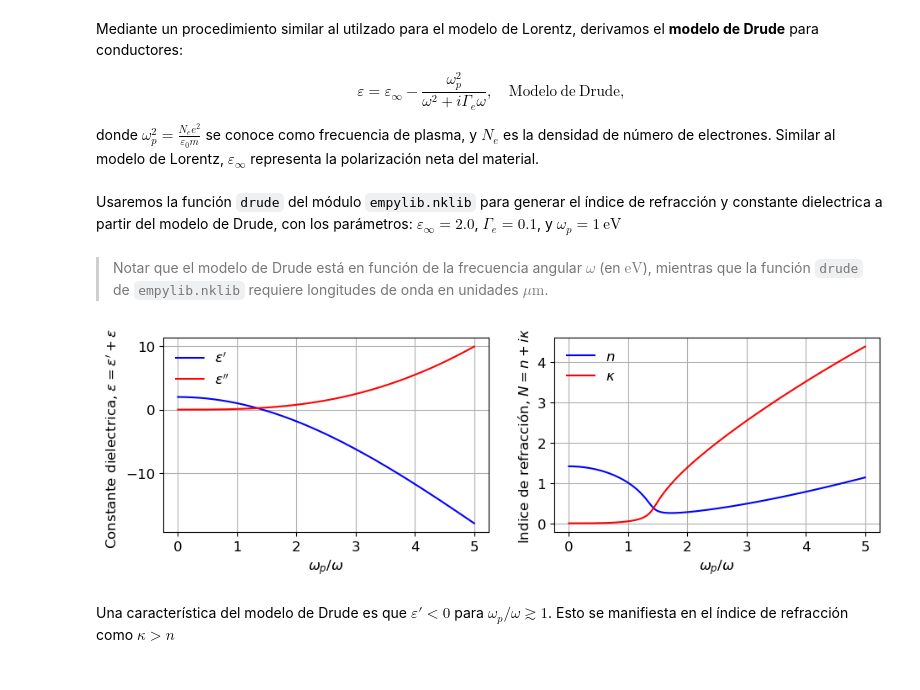
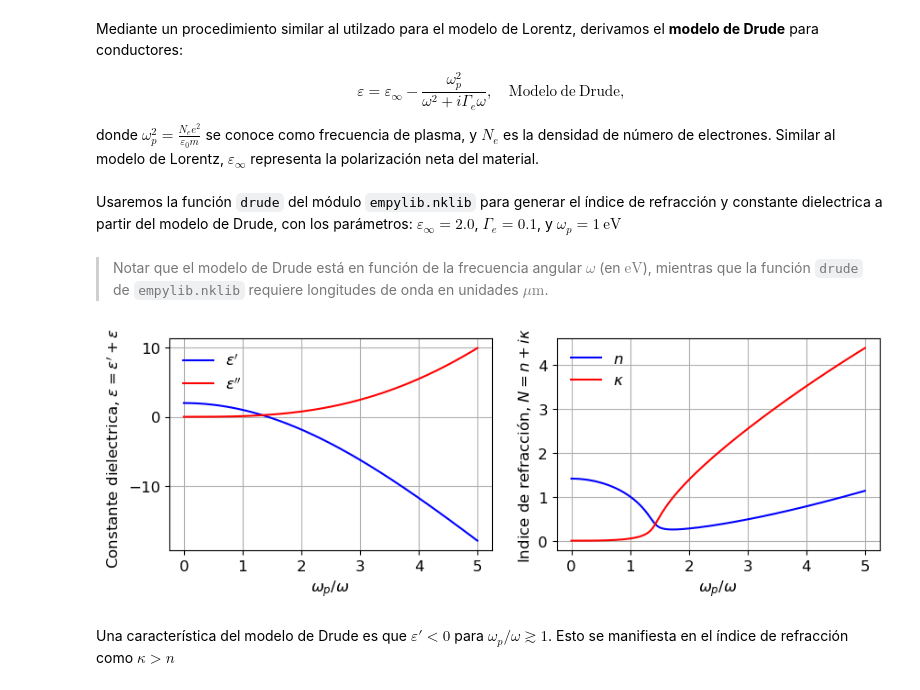
Before and after one commit to PanxoPanza/conversion_solar_termica, a Jupyter notebook: _build/html/_sources/03_Interacción_materia-luz/03_Interacción_materia-luz.ipynb, the cells around one changed output. Cells and saved outputs as stored; diff of their text form; code cells hidden in the pictures.

```diff
--- a/_build/html/_sources/03_Interacción_materia-luz/03_Interacción_materia-luz.ipynb
+++ b/_build/html/_sources/03_Interacción_materia-luz/03_Interacción_materia-luz.ipynb
@@ -323,10 +323,10 @@ Mediante un procedimiento similar al utilzado para el modelo de Lorentz, derivam
 \end{equation}
 
 donde $\omega_p^2 = \frac{N_ee^2}{\varepsilon_0 m}$ se conoce como frecuencia de plasma, y $N_e$ es la densidad de número de electrones. Similar al modelo de Lorentz, $\varepsilon_\infty$ representa la polarización neta del material.
-# %% [markdown]
-Usaremos la función `drude` del módulo `empylib.nklib` para generar el índice de refracción y constante dielectrica a partir del modelo de Drude, con los parámetros: $\varepsilon_\infty = 2.0$, $\Gamma_e = 0.1$, y $\omega_p = 1~\mathrm{eV}$
-# %% [markdown]
-> Notar que el modelo de Drude está en función de la frecuencia angular $\omega$ (en $\mathrm{eV}$), mientras que la función `drude` de `empylib.nklib` requiere longitudes de onda en unidades $\mu \mathrm{m}$.
+# %% [markdown]
+Usaremos la función `drude` del módulo `empylib.nklib` para generar el índice de refracción y constante dielectrica a partir del modelo de Drude, con los parámetros: $\varepsilon_\infty = 2.0$, $\Gamma_e = 0.1$, y $\omega_p = 1~\mathrm{eV}$
+# %% [markdown]
+> Notar que el modelo de Drude está en función de la frecuencia angular $\omega$ (en $\mathrm{eV}$), mientras que la función `drude` de `empylib.nklib` requiere longitudes de onda en unidades $\mu \mathrm{m}$.
 # %%
 import numpy as np
 import matplotlib.pyplot as plt
@@ -336,35 +336,35 @@ import empylib as em
 w = 1/np.linspace(1E-3,5,1000)         # espectro de energía (eV)
 lam = em.convert_units(w,'eV','um')    # convertimos a longitudes de onda
 
 # contruimos el modelo de Drude
 epsinf = 2.0
 wp = 1.0                               # en eV
 gamma = 0.1                            # en eV
 N1 = nk.drude(epsinf,wp,gamma,lam)     # índice de refracción
 eps1 = N1**2                           # constante dieléctrica
 
 # formateamos el lienzo para graficar
 fig, ax = plt.subplots(1,2)             # número de ejes en la figura
-fig.set_size_inches(11, 3)              # tamaño de la figura
+fig.set_size_inches(10, 3)              # tamaño de la figura
 plt.rcParams['font.size'] = '12'        # tamaño de fuente
 
 # graficamos constante dielectrica e índice de refracción
 ax[0].plot(wp/w,eps1.real,'b',label=r"$\varepsilon'$")
 ax[0].plot(wp/w,eps1.imag,'r',label=r"$\varepsilon''$")
 ax[1].plot(wp/w,N1.real,'b',label=r"$n$")
 ax[1].plot(wp/w,N1.imag,'r',label=r"$\kappa$")
 
 # formateamos los ejes
 for i in [0,1]:
     ax[i].set_xlabel('$\omega_p/\omega$ ')
     ax[i].grid()
     #ax[i].set_xlim(0,5)
     ax[i].legend(frameon=False)
 ax[0].set_ylabel(r"Constante dielectrica, $\varepsilon = \varepsilon'+ \varepsilon''$")
 ax[1].set_ylabel(r'Indice de refracción, $N = n + i\kappa$')
 plt.show()
 # %% [output]
-[figure, old version]
+[figure, new version]
 # %% [markdown]
 Una característica del modelo de Drude es que $\varepsilon' < 0$ para $\omega_p/\omega \gtrsim 1$. Esto se manifiesta en el índice de refracción como $\kappa > n$
 # %% [markdown]
```
Also changed, not shown: parts of 7 cells of this notebook, 16 other files.
